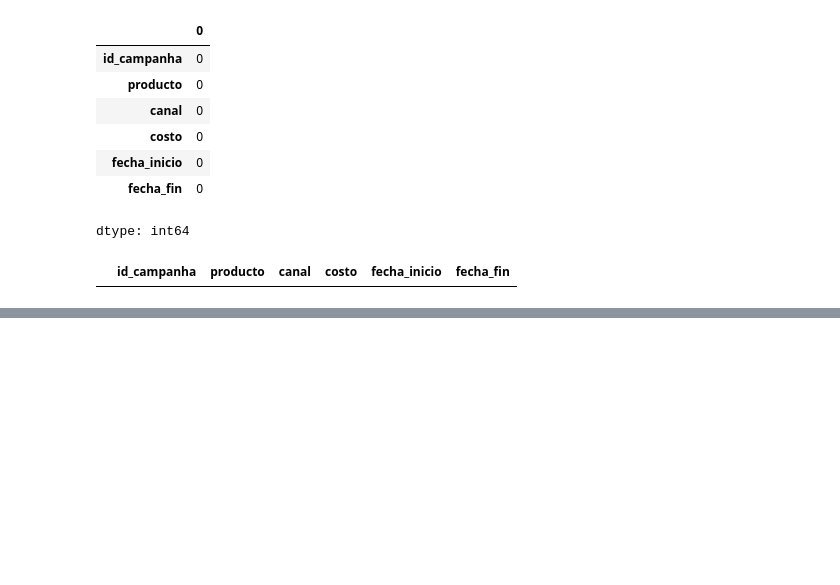
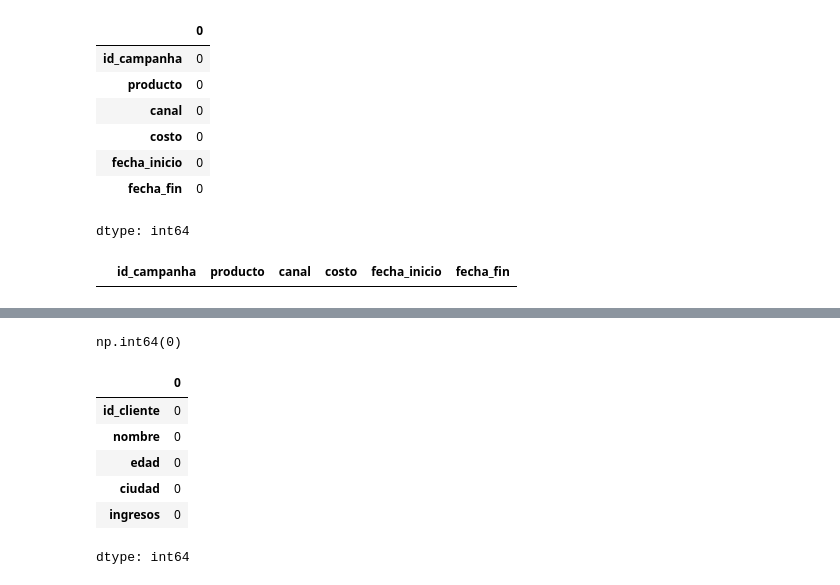
Before and after one commit to VictoriaGoldaraz/TT-2C2025-Data-Analitycs-Notebooks, a Jupyter notebook: Goldaraz,_María_Victoria_Comisión_C252613_TPI_Data_Analytics.ipynb, the cells around one changed output, grey strips where cells are left out. Cells and saved outputs as stored; diff of their text form; code cells hidden in the pictures; blank space fills up the shorter version.

```diff
--- a/Goldaraz,_María_Victoria_Comisión_C252613_TPI_Data_Analytics.ipynb
+++ b/Goldaraz,_María_Victoria_Comisión_C252613_TPI_Data_Analytics.ipynb
@@ -208,3 +224,19 @@ df_marketing[df_marketing.isnull().any(axis=1)]
+# %%
+# Duplicados
+df_clientes.duplicated().sum()
+# %% [output]
+np.int64(0)
+# %%
+# Nulos
+df_clientes.isnull().sum()
+# %% [output]
+|  | 0 |
+| id_cliente | 0 |
+| nombre | 0 |
+| edad | 0 |
+| ciudad | 0 |
+| ingresos | 0 |
+dtype: int64
 # %%
 # Filtros y transformaciones
 # %%
```
Also changed, not shown: parts of 1 cell of this notebook.
